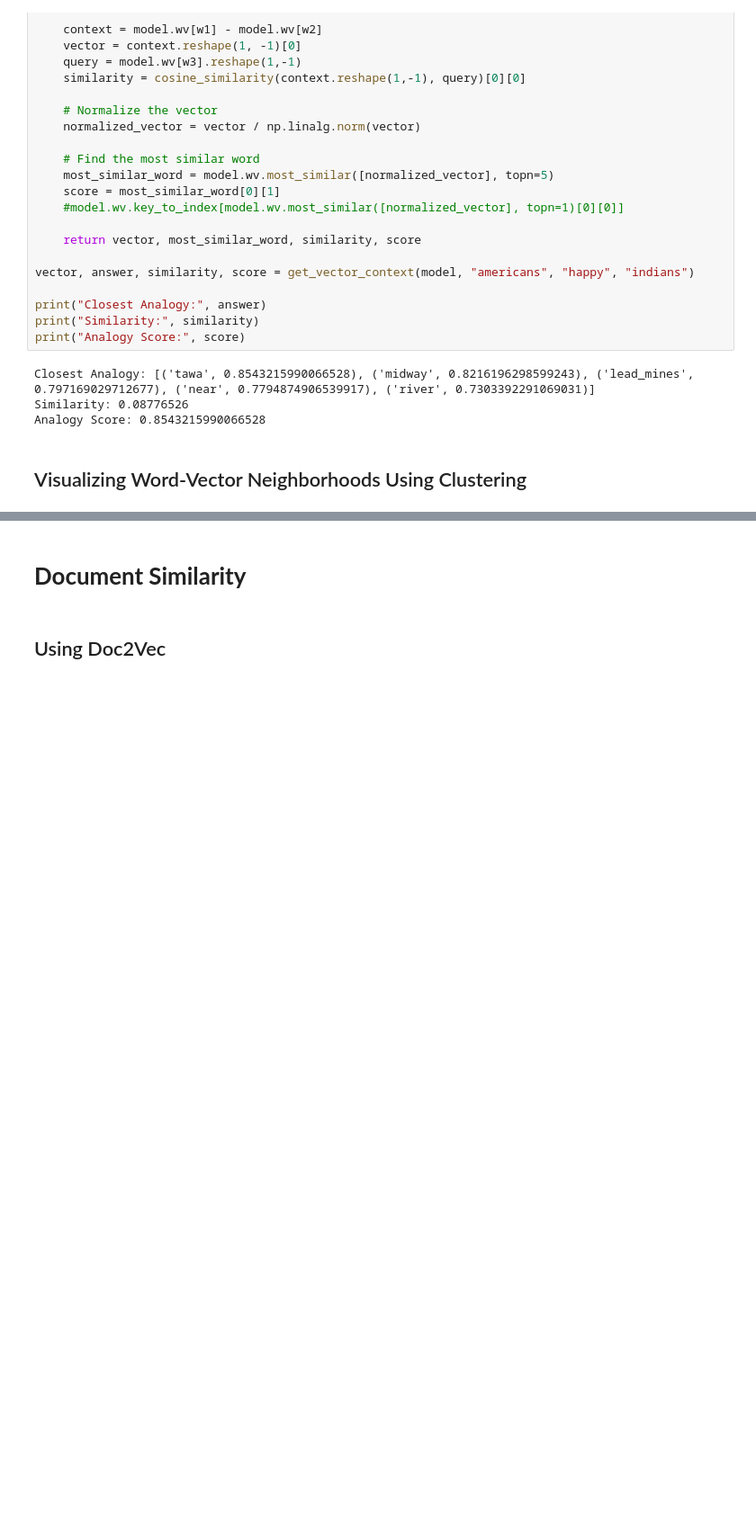
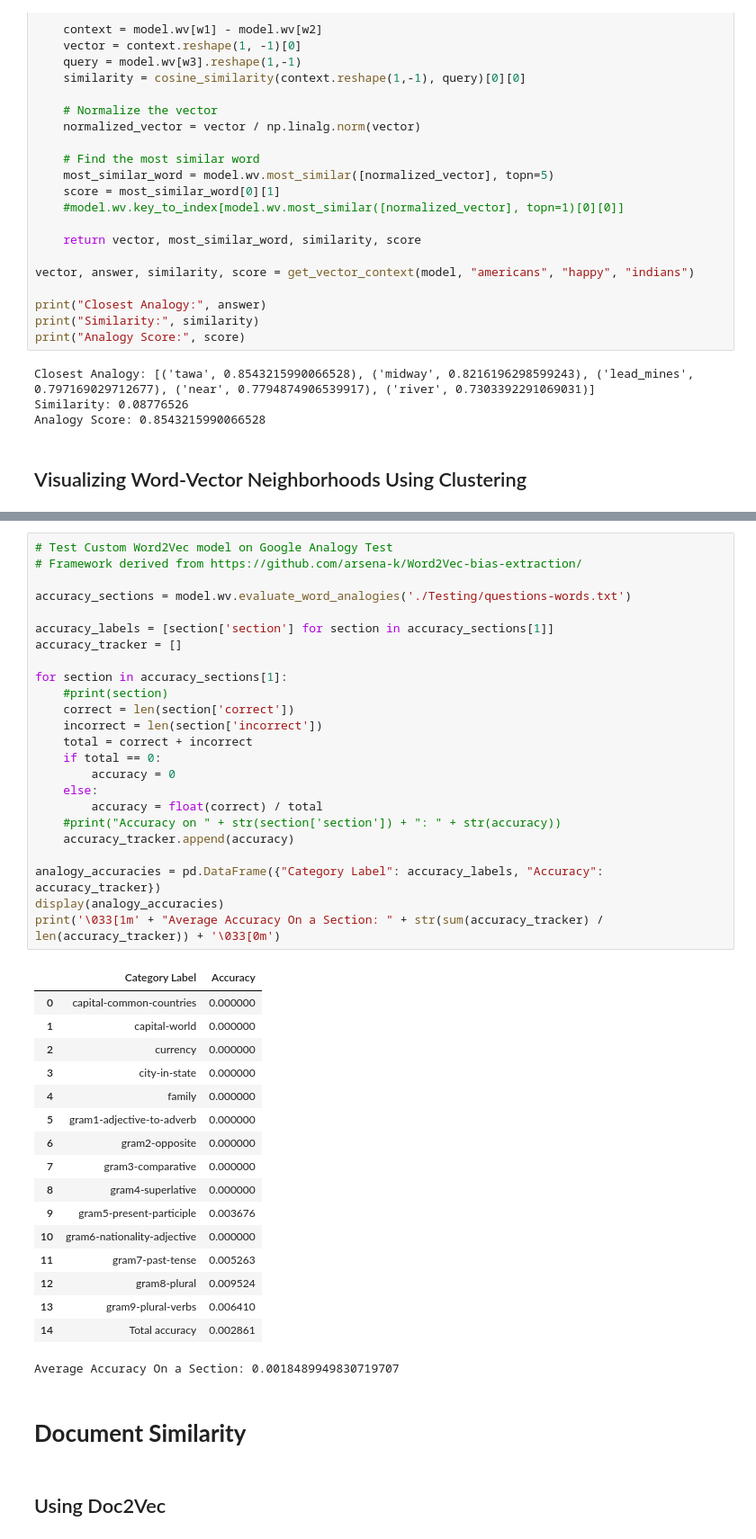
Before and after one commit to aaron68lee/NLP-Graphical-Knowledge-Mining, a Jupyter notebook: Topic_Modeling.ipynb, the cells around one changed output, grey strips where cells are left out. Shown at 90% size. Saved outputs shown, nothing was run; the diff lists cells and outputs as text; blank space fills up the shorter version.

Commit message:
refactor code, analogy metrics added

```diff
--- a/Topic_Modeling.ipynb
+++ b/Topic_Modeling.ipynb
@@ -1736,3 +1792,45 @@ None
+# %%
+# Test Custom Word2Vec model on Google Analogy Test
+# Framework derived from https://github.com/arsena-k/Word2Vec-bias-extraction/
+
+accuracy_sections = model.wv.evaluate_word_analogies('./Testing/questions-words.txt')
+
+accuracy_labels = [section['section'] for section in accuracy_sections[1]]
+accuracy_tracker = []
+
+for section in accuracy_sections[1]:
+    #print(section)
+    correct = len(section['correct'])
+    incorrect = len(section['incorrect'])
+    total = correct + incorrect
+    if total == 0:
+        accuracy = 0
+    else:
+        accuracy = float(correct) / total
+    #print("Accuracy on " + str(section['section']) + ": " + str(accuracy))
+    accuracy_tracker.append(accuracy)
+
+analogy_accuracies = pd.DataFrame({"Category Label": accuracy_labels, "Accuracy": accuracy_tracker})
+display(analogy_accuracies)
+print('\033[1m' + "Average Accuracy On a Section: " + str(sum(accuracy_tracker) / len(accuracy_tracker)) + '\033[0m')
+# %% [output]
+|  | Category Label | Accuracy |
+| 0 | capital-common-countries | 0.000000 |
+| 1 | capital-world | 0.000000 |
+| 2 | currency | 0.000000 |
+| 3 | city-in-state | 0.000000 |
+| 4 | family | 0.000000 |
+| 5 | gram1-adjective-to-adverb | 0.000000 |
+| 6 | gram2-opposite | 0.000000 |
+| 7 | gram3-comparative | 0.000000 |
+| 8 | gram4-superlative | 0.000000 |
+| 9 | gram5-present-participle | 0.003676 |
+| 10 | gram6-nationality-adjective | 0.000000 |
+| 11 | gram7-past-tense | 0.005263 |
+| 12 | gram8-plural | 0.009524 |
+| 13 | gram9-plural-verbs | 0.006410 |
+| 14 | Total accuracy | 0.002861 |
+Average Accuracy On a Section: 0.0018489949830719707
 # %% [markdown]
 # **Document Similarity**
 # %% [markdown]
```
Also changed, not shown: parts of 10 cells of this notebook, 15 other files.
